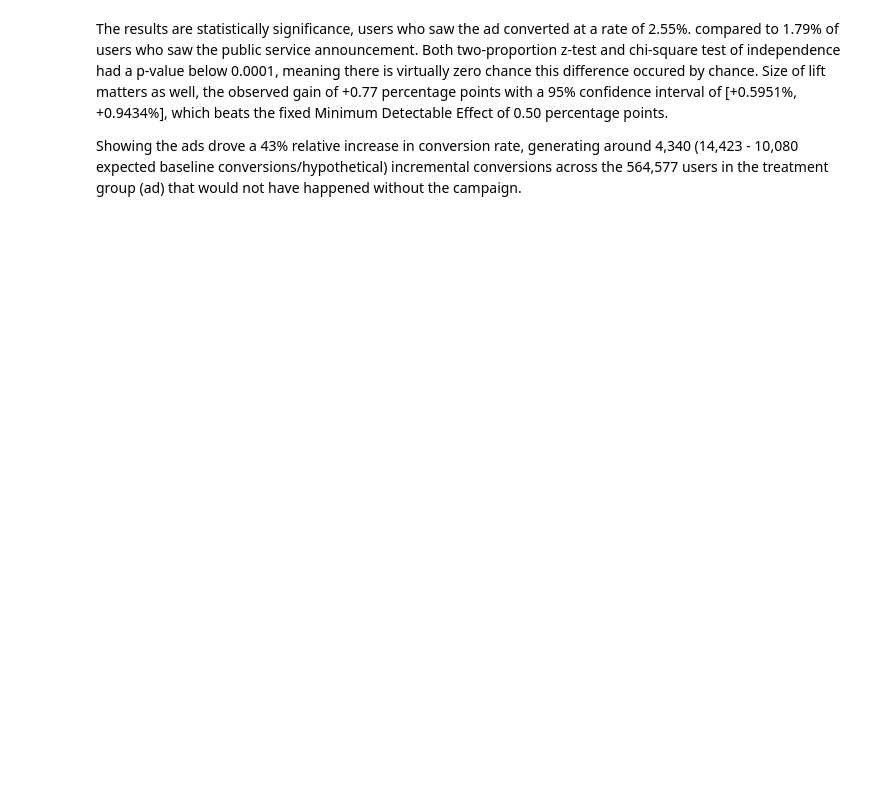
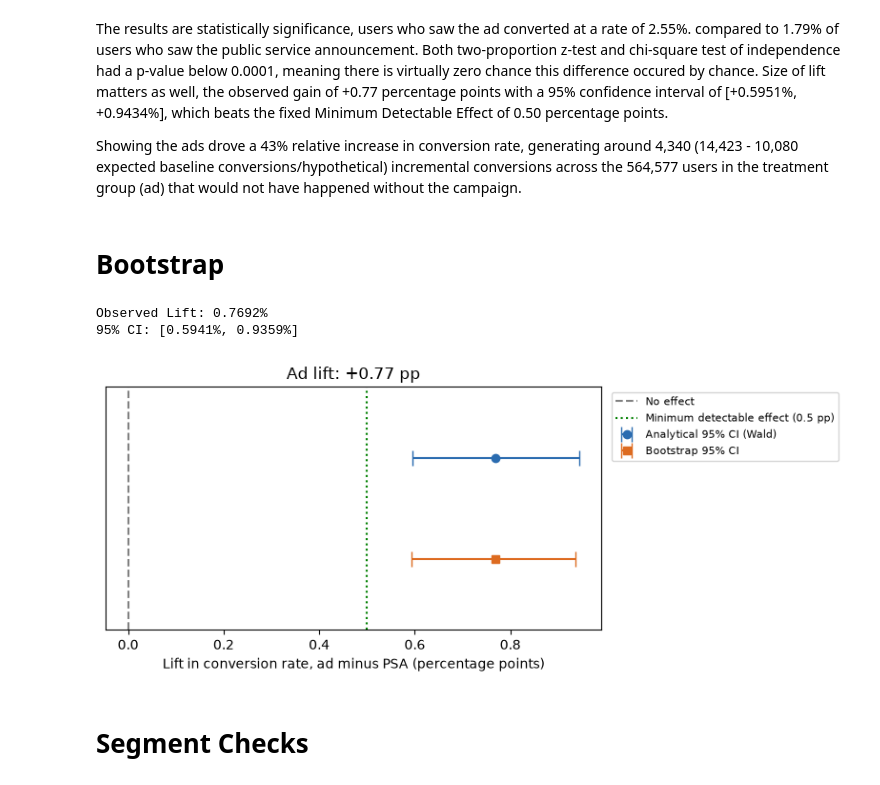
Before and after one commit to StevenDuong04/ab-test-marketing-campaign, a Jupyter notebook: notebooks/01_ab_test.ipynb, the cells around one changed output. Cells and saved outputs as stored; diff of their text form; code cells hidden in the pictures; blank space fills up the shorter version.

Commit message:
Added rest of ab testing, bootstrap, segment checks, logsitic regression

```diff
--- a/notebooks/01_ab_test.ipynb
+++ b/notebooks/01_ab_test.ipynb
@@ -199,11 +206,11 @@ contingency_table
 | ad | 550154 | 14423 |
 | psa | 23104 | 420 |
 # %%
-chi2_stat, p_value, df, expected = chi2_contingency(contingency_table, correction = False)
+chi2_stat, p_value, dof, expected = chi2_contingency(contingency_table, correction = False)
 
 print(f"Chi2 Stat: {chi2_stat:.4f}")
 print(f"P-Value: {p_value:.4e}")
-print(f"Degrees of Freedom: {df}")
+print(f"Degrees of Freedom: {dof}")
 print(f"Expected Frequencies:\n {expected}")
 # %% [output]
 Chi2 Stat: 54.3181
@@ -216,3 +247,51 @@ Expected Frequencies:
 The results are statistically significance, users who saw the ad converted at a rate of 2.55%. compared to 1.79% of users who saw the public service announcement. Both two-proportion z-test and chi-square test of independence had a p-value below 0.0001, meaning there is virtually zero chance this difference occured by chance. Size of lift matters as well, the observed gain of +0.77 percentage points with a 95% confidence interval of [+0.5951%, +0.9434%], which beats the fixed Minimum Detectable Effect of 0.50 percentage points.
 
 Showing the ads drove a 43% relative increase in conversion rate, generating around 4,340 (14,423 - 10,080 expected baseline conversions/hypothetical) incremental conversions across the 564,577 users in the treatment group (ad) that would not have happened without the campaign.
+# %% [markdown]
+# Bootstrap
+# %%
+control = df.loc[df['test_group'] == 'psa', 'converted'].to_numpy()
+treatment = df.loc[df['test_group'] == 'ad', 'converted'].to_numpy()
+# %%
+def helper(ctrl, trt, axis=-1):
+    return np.mean(trt, axis=axis) - np.mean(ctrl, axis=axis)
+
+res = bootstrap(
+    (control, treatment),
+    helper,
+    paired = False,
+    n_resamples = 5000,
+    batch = 100,
+    method = 'percentile',
+    confidence_level = 0.95,
+    random_state = 42
+)
+# %%
+print(f"Observed Lift: {helper(control, treatment):.4%}")
+print(f"95% CI: [{res.confidence_interval.low:.4%}, {res.confidence_interval.high:.4%}]")
+# %% [output]
+Observed Lift: 0.7692%
+95% CI: [0.5941%, 0.9359%]
+# %%
+lift_pp = abs_lift * 100
+boot_lo, boot_hi = res.confidence_interval.low * 100, res.confidence_interval.high * 100
+
+fig, ax = plt.subplots(figsize=(8, 3.5))
+ax.errorbar([lift_pp], [1], xerr=[[lift_pp - ci_low * 100], [ci_high * 100 - lift_pp]],
+            fmt="o", capsize=6, color="#2b6cb0", label="Analytical 95% CI (Wald)")
+ax.errorbar([lift_pp], [0], xerr=[[lift_pp - boot_lo], [boot_hi - lift_pp]],
+            fmt="s", capsize=6, color="#dd6b20", label="Bootstrap 95% CI")
+ax.axvline(0, color="gray", linestyle="--", label="No effect")
+ax.axvline(0.5, color="green", linestyle=":", label="Minimum detectable effect (0.5 pp)")
+ax.set_yticks([])
+ax.set_ylim(-0.7, 1.7)
+ax.set_xlabel("Lift in conversion rate, ad minus PSA (percentage points)")
+ax.set_title(f"Ad lift: {lift_pp:+.2f} pp")
+ax.legend(loc="upper left", fontsize=8, bbox_to_anchor=(1.01, 1))
+plt.tight_layout()
+plt.savefig("../images/lift_with_ci.png", dpi=150, bbox_inches="tight")
+plt.show()
+# %% [output]
+[figure, added]
+# %% [markdown]
+# Segment Checks
```
Also changed, not shown: parts of 13 cells of this notebook, 7 other files.
